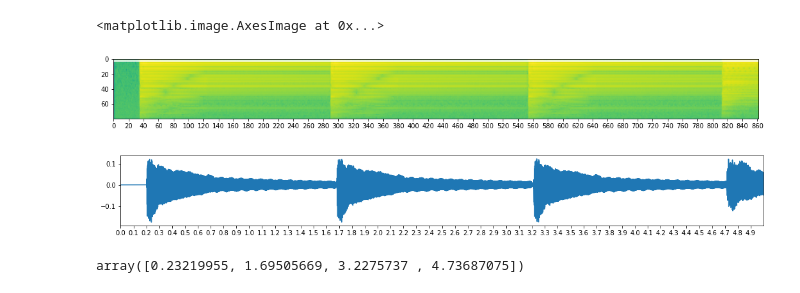
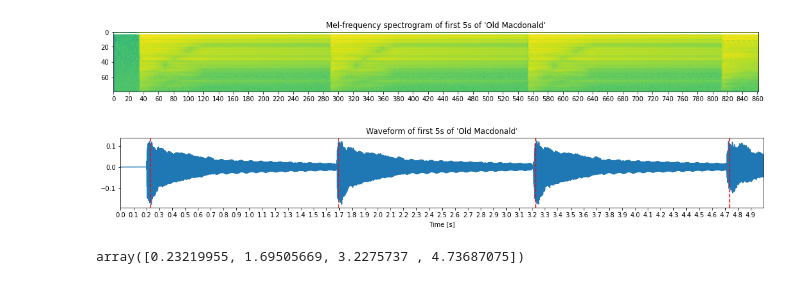
Before and after one commit to jiyunam/mel_spec_music_generation, a Jupyter notebook: notebooks/segmenting specs.ipynb, the cells around one changed output. Saved outputs shown, nothing was run; the diff lists cells and outputs as text; code cells hidden in the pictures.

```diff
--- a/notebooks/segmenting specs.ipynb
+++ b/notebooks/segmenting specs.ipynb
@@ -33,19 +33,26 @@ specgram = spectrogram(waveform, sr, chunk_size_s=chunk_size_s, overlap=overlap)
 # %%
 fig = plt.figure(figsize=(18,2))
 plt.xticks(np.arange(0, specgram.shape[-1], 20))
 plt.imshow(specgram.log2()[0,:,:].detach().numpy())
+plt.title("Mel-frequency spectrogram of first 5s of 'Old Macdonald'")
+plt.savefig("./outputs/old-mac_spec.png")
 # %% [output]
-<matplotlib.image.AxesImage at 0x...>
-[figure, old version]
+[figure, new version]
 # %%
 fig = plt.figure(figsize=(18,2))
 time_axis = np.arange(len(waveform))/sr
 plt.xlim([0, time_axis[-1]])
 plt.xticks(np.arange(min(time_axis), max(time_axis), 0.1))
 plt.plot(time_axis, waveform)
-plt.show()
+plt.title("Waveform of first 5s of 'Old Macdonald'")
+plt.xlabel("Time [s]")
+xposition = librosa.onset.onset_detect(y=waveform, sr=sr, units='time')
+for xc in xposition:
+    plt.axvline(x=xc, color='red', linestyle='--')
+# plt.show()
+plt.savefig("./outputs/old-mac_segmented.png")
 # %% [output]
-[figure, old version]
+[figure, new version]
 # %%
 librosa.onset.onset_detect(y=waveform, sr=sr, units='time')
 # %% [output]
```
Also changed, not shown: 7 other files.
